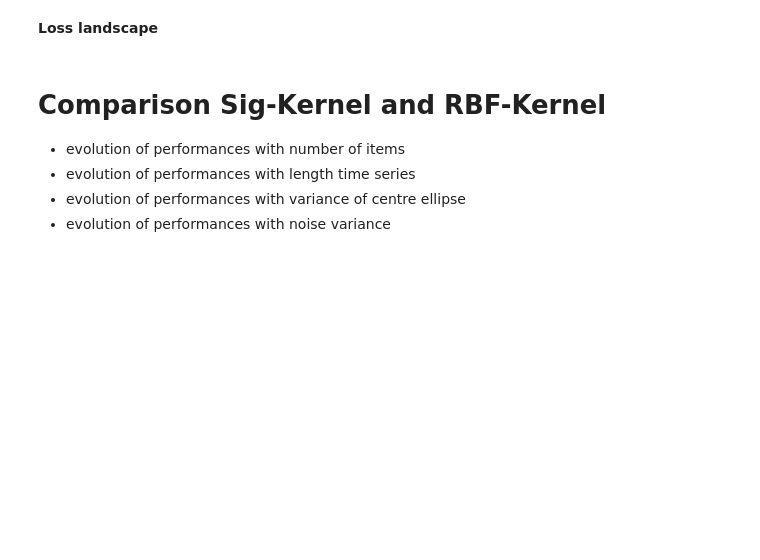
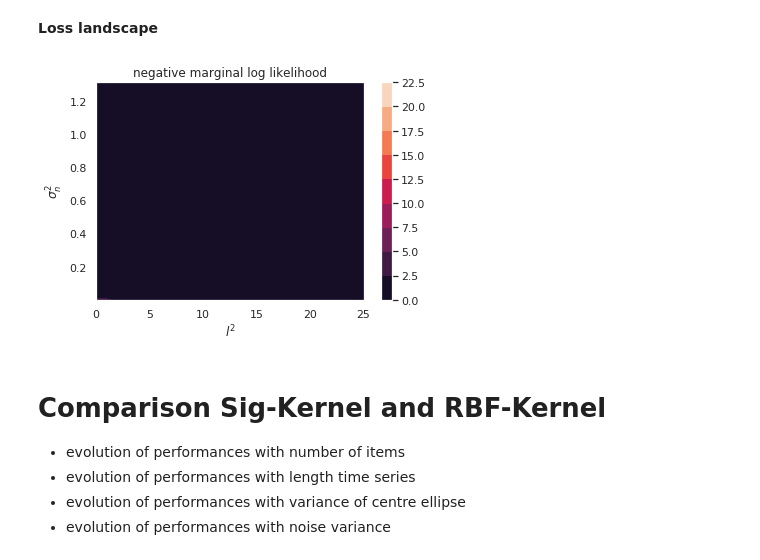
Before and after one commit to maudl3116/Distribution_Regression_Streams, a Jupyter notebook: Looking_For_Good_Synthetic_Datasets_Colab.ipynb, the cells around one changed output. Saved outputs shown, nothing was run; the diff lists cells and outputs as text; code cells hidden in the pictures; blank space fills up the shorter version.

```diff
--- a/Looking_For_Good_Synthetic_Datasets_Colab.ipynb
+++ b/Looking_For_Good_Synthetic_Datasets_Colab.ipynb
@@ -178,18 +128,20 @@ maxi 2000.0
 # %% [markdown]
 **Loss landscape**
 # %%
-# reload(GP_naive)
-# reload(experiments)
-# res = []
+reload(GP_naive)
+reload(experiments)
+res = []
 
 
-# # stack dimensions
-# dim_1 = np.array(np.array(data_scaled)[:,:,:,0])
-# dim_2 = np.array(np.array(data_scaled)[:,:,:,1])
-# input_ = np.concatenate([dim_1,dim_2],axis=2)
+# stack dimensions
+dim_1 = np.array(np.array(data_scaled)[:,:,:,0])
+dim_2 = np.array(np.array(data_scaled)[:,:,:,1])
+input_ = np.concatenate([dim_1,dim_2],axis=2)
 
 
-# experiments.loss_naive(input_, y_scaled ,train_indices,test_indices)
+experiments.loss_naive(input_, y_scaled ,train_indices,test_indices)
+# %% [output]
+[figure, added]
 # %%
 # reload(signature_features)
 # reload(experiments)
```
Also changed, not shown: parts of 23 cells of this notebook.
